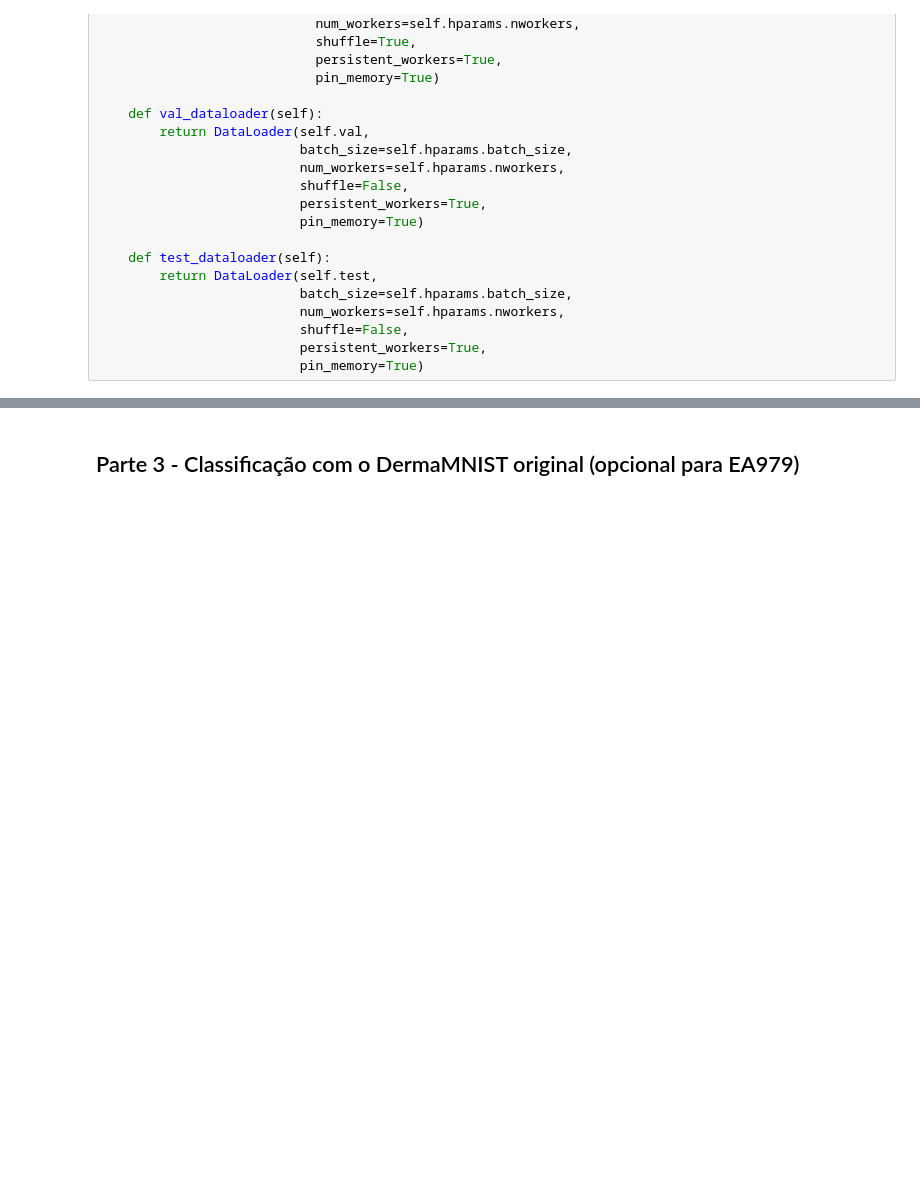
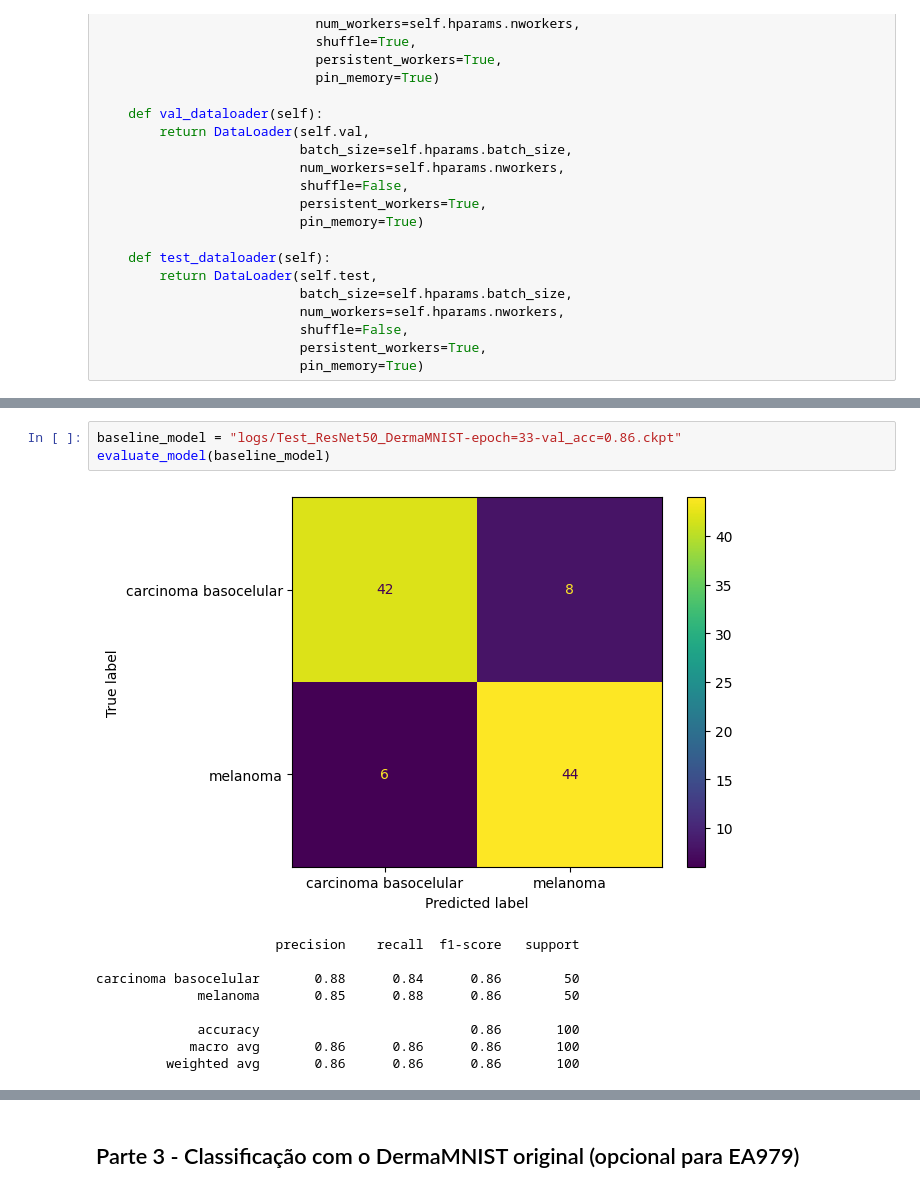
Before and after one commit to UNICAMP-EA979/2026s1-pi05-cnn-leticialopesms, a Jupyter notebook: Atividade.ipynb, the cells around one changed output, grey strips where cells are left out. Drawn from its saved outputs; the diff is of its cells as text; blank space fills up the shorter version.

```diff
--- a/Atividade.ipynb
+++ b/Atividade.ipynb
@@ -725,0 +1213,13 @@ plt.show()
+# %%
+baseline_model = "logs/Test_ResNet50_DermaMNIST-epoch=33-val_acc=0.86.ckpt"
+evaluate_model(baseline_model)
+# %% [output]
+[figure, added]
+                       precision    recall  f1-score   support
+
+carcinoma basocelular       0.88      0.84      0.86        50
+             melanoma       0.85      0.88      0.86        50
+
+             accuracy                           0.86       100
+            macro avg       0.86      0.86      0.86       100
+         weighted avg       0.86      0.86      0.86       100
```
Also changed, not shown: parts of 32 cells of this notebook.
